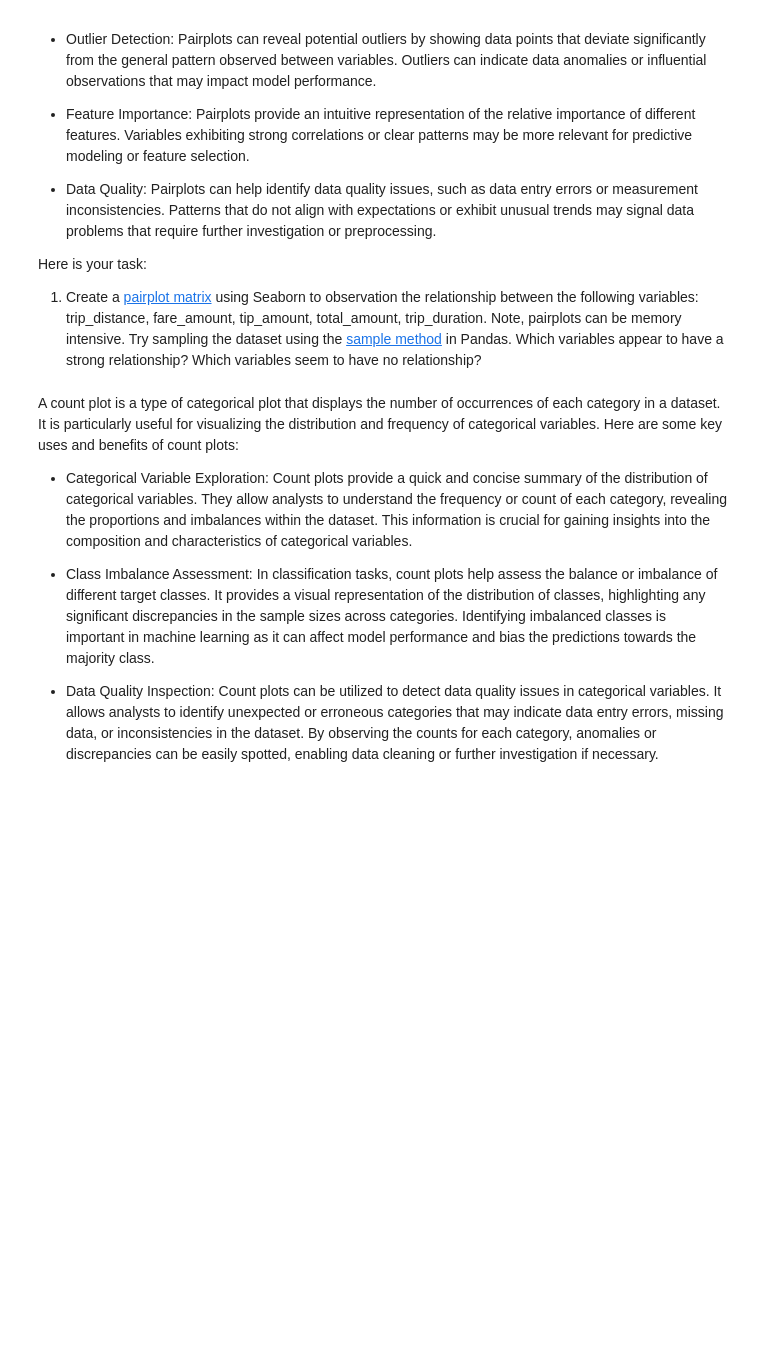
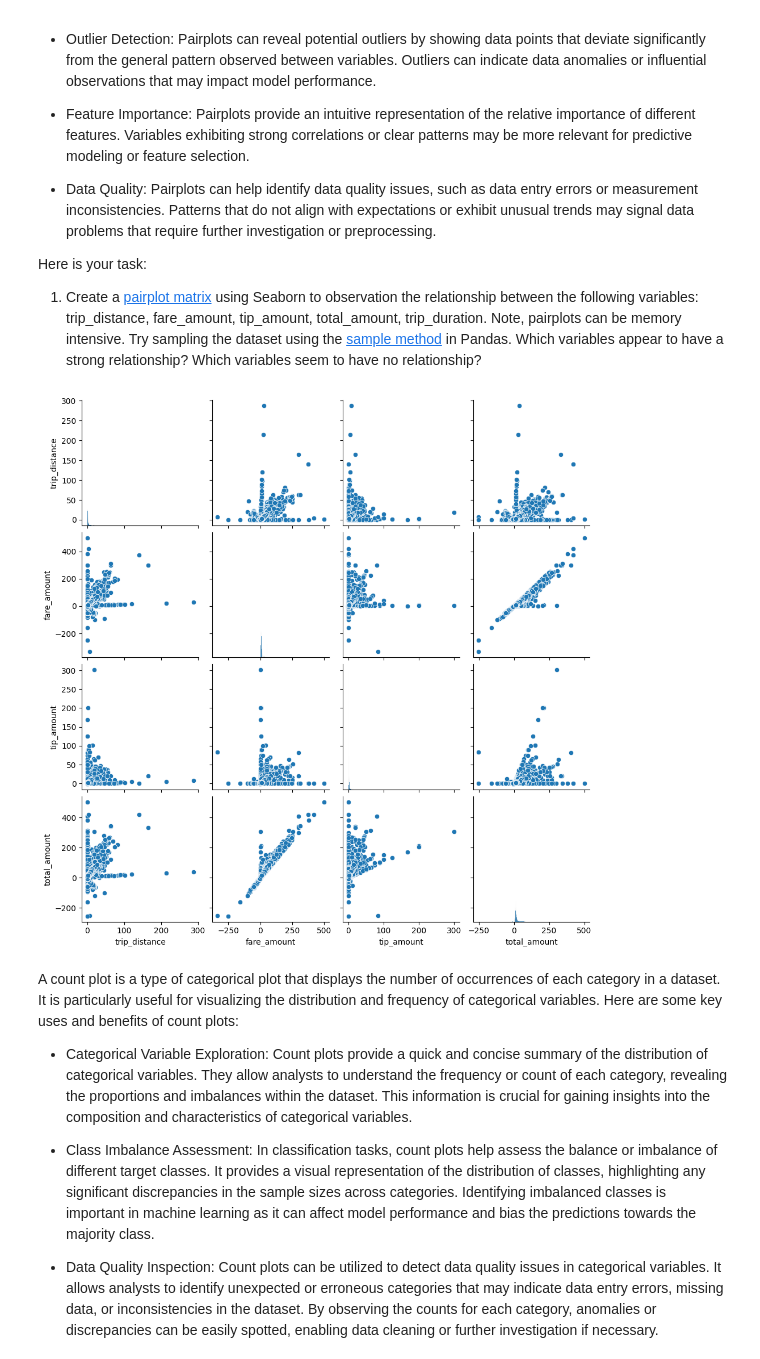
Before and after one commit to akimi-yano/MLE-MiniProjects, a Jupyter notebook: MLE_MiniProject_EDA.ipynb, the cells around one changed output. Cells and saved outputs as stored; diff of their text form; code cells hidden in the pictures; blank space fills up the shorter version.

```diff
--- a/MLE_MiniProject_EDA.ipynb
+++ b/MLE_MiniProject_EDA.ipynb
@@ -93,6 +237,11 @@ Here is your task:
   1. Create a [pairplot matrix](https://seaborn.pydata.org/generated/seaborn.pairplot.html) using Seaborn to observation the relationship between the following variables: trip_distance, fare_amount, tip_amount, total_amount, trip_duration. Note, pairplots can be memory intensive. Try sampling the dataset using the [sample method](https://pandas.pydata.org/docs/reference/api/pandas.DataFrame.sample.html) in Pandas. Which variables appear to have a strong relationship? Which variables seem to have no relationship?
 # %%
 # Create a scatter plot matrix of numerical variables. If memory issues try the df.sample method.
+sample_data = df.sample(frac=0.1)
+sns.pairplot(sample_data[['trip_distance', 'fare_amount', 'tip_amount', 'total_amount', 'trip_duration_minutes']])
+plt.show()
+# %% [output]
+[figure, added]
 # %% [markdown]
 A count plot is a type of categorical plot that displays the number of occurrences of each category in a dataset. It is particularly useful for visualizing the distribution and frequency of categorical variables. Here are some key uses and benefits of count plots:
 
```
Also changed, not shown: parts of 15 cells of this notebook.
